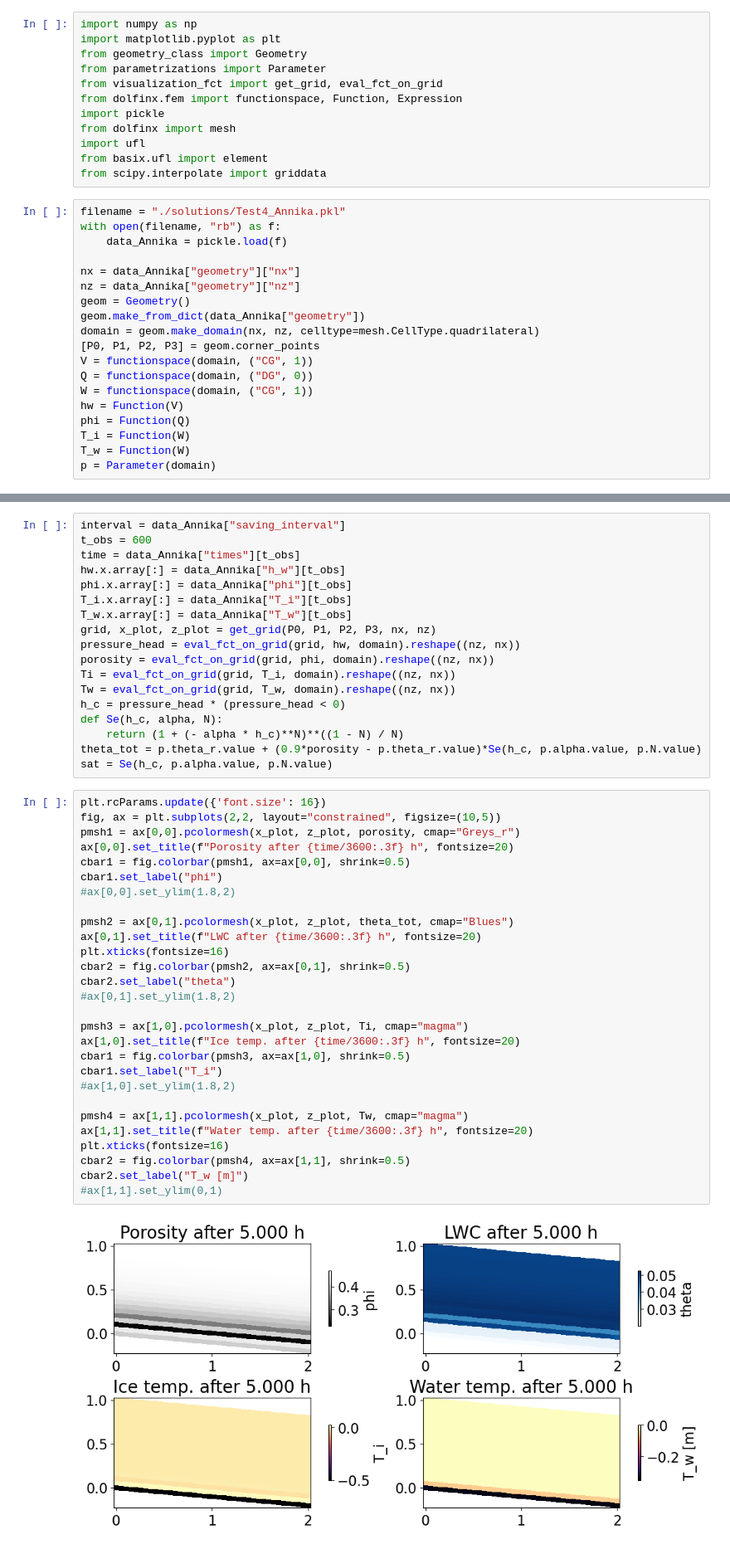
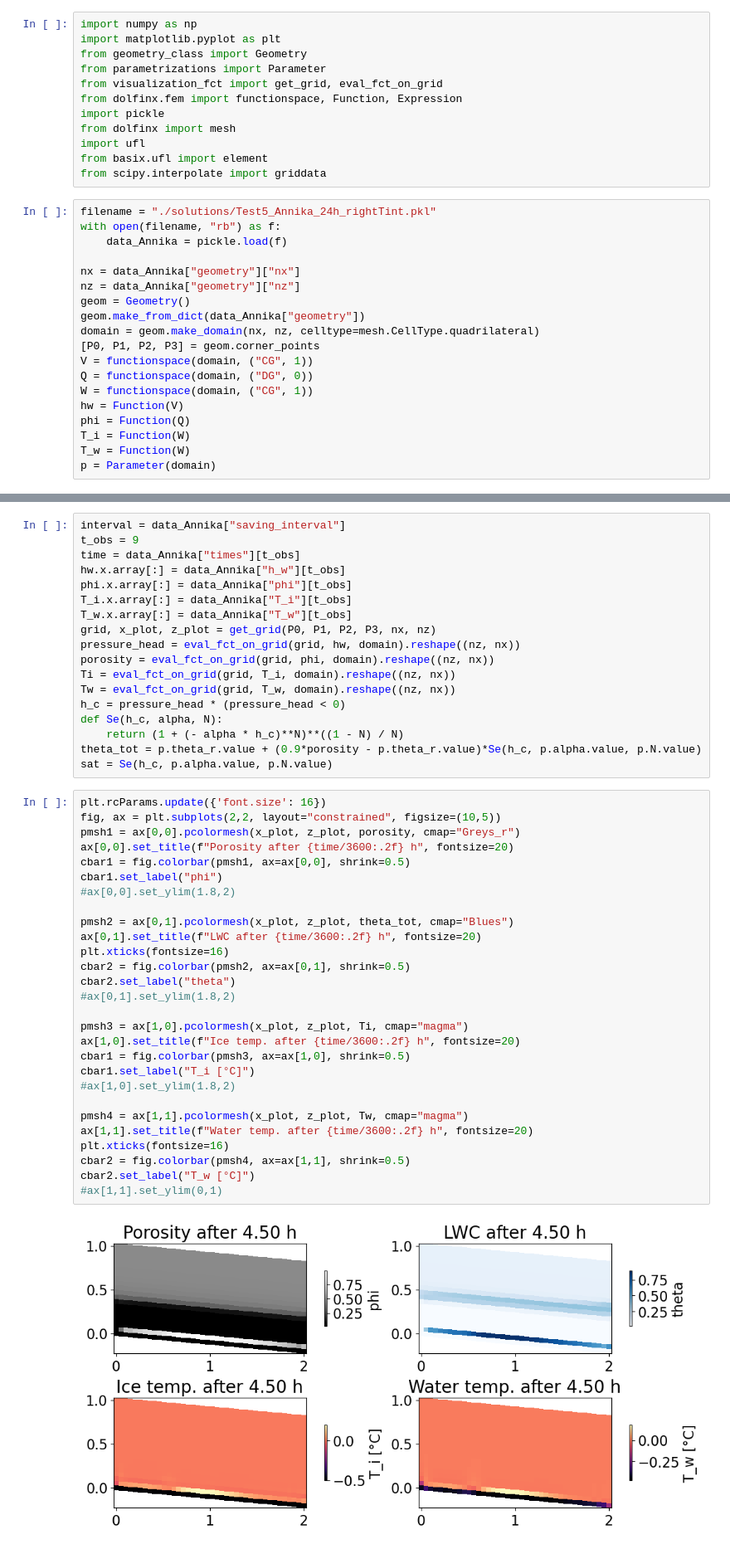
Before and after one commit to lannika-ut/Masterarbeit, a Jupyter notebook: view_solutions_nonisothermal.ipynb, the cells around one changed output, grey strips where cells are left out. Shown at 83% size. Saved outputs shown, nothing was run; the diff lists cells and outputs as text.

```diff
--- a/view_solutions_nonisothermal.ipynb
+++ b/view_solutions_nonisothermal.ipynb
@@ -11,7 +11,7 @@ import ufl
 from basix.ufl import element
 from scipy.interpolate import griddata
 # %%
-filename = "./solutions/Test4_Annika.pkl"
+filename = "./solutions/Test5_Annika_24h_rightTint.pkl"
 with open(filename, "rb") as f:
     data_Annika = pickle.load(f)
 
@@ -36,6 +36,6 @@ len(data_Annika["h_w"])
 # %%
 interval = data_Annika["saving_interval"]
-t_obs = 600
+t_obs = 9
 time = data_Annika["times"][t_obs]
 hw.x.array[:] = data_Annika["h_w"][t_obs]
 phi.x.array[:] = data_Annika["phi"][t_obs]
@@ -54,33 +54,33 @@ sat = Se(h_c, p.alpha.value, p.N.value)
 # %%
 plt.rcParams.update({'font.size': 16})
 fig, ax = plt.subplots(2,2, layout="constrained", figsize=(10,5))
 pmsh1 = ax[0,0].pcolormesh(x_plot, z_plot, porosity, cmap="Greys_r")
-ax[0,0].set_title(f"Porosity after {time/3600:.3f} h", fontsize=20)
+ax[0,0].set_title(f"Porosity after {time/3600:.2f} h", fontsize=20)
 cbar1 = fig.colorbar(pmsh1, ax=ax[0,0], shrink=0.5)
 cbar1.set_label("phi")
 #ax[0,0].set_ylim(1.8,2)
 
 pmsh2 = ax[0,1].pcolormesh(x_plot, z_plot, theta_tot, cmap="Blues")
-ax[0,1].set_title(f"LWC after {time/3600:.3f} h", fontsize=20)
+ax[0,1].set_title(f"LWC after {time/3600:.2f} h", fontsize=20)
 plt.xticks(fontsize=16)
 cbar2 = fig.colorbar(pmsh2, ax=ax[0,1], shrink=0.5)
 cbar2.set_label("theta")
 #ax[0,1].set_ylim(1.8,2)
 
 pmsh3 = ax[1,0].pcolormesh(x_plot, z_plot, Ti, cmap="magma")
-ax[1,0].set_title(f"Ice temp. after {time/3600:.3f} h", fontsize=20)
+ax[1,0].set_title(f"Ice temp. after {time/3600:.2f} h", fontsize=20)
 cbar1 = fig.colorbar(pmsh3, ax=ax[1,0], shrink=0.5)
-cbar1.set_label("T_i")
+cbar1.set_label("T_i [°C]")
 #ax[1,0].set_ylim(1.8,2)
 
 pmsh4 = ax[1,1].pcolormesh(x_plot, z_plot, Tw, cmap="magma")
-ax[1,1].set_title(f"Water temp. after {time/3600:.3f} h", fontsize=20)
+ax[1,1].set_title(f"Water temp. after {time/3600:.2f} h", fontsize=20)
 plt.xticks(fontsize=16)
 cbar2 = fig.colorbar(pmsh4, ax=ax[1,1], shrink=0.5)
-cbar2.set_label("T_w [m]")
+cbar2.set_label("T_w [°C]")
 #ax[1,1].set_ylim(0,1)
 # %% [output]
-[figure, old version]
+[figure, new version]
 # %%
 # Calculate specific discharge
 Vq = functionspace(domain, element("DG", domain.basix_cell(), 0, shape=(2,)))
```
Also changed, not shown: parts of 3 cells of this notebook, 7 other files.
